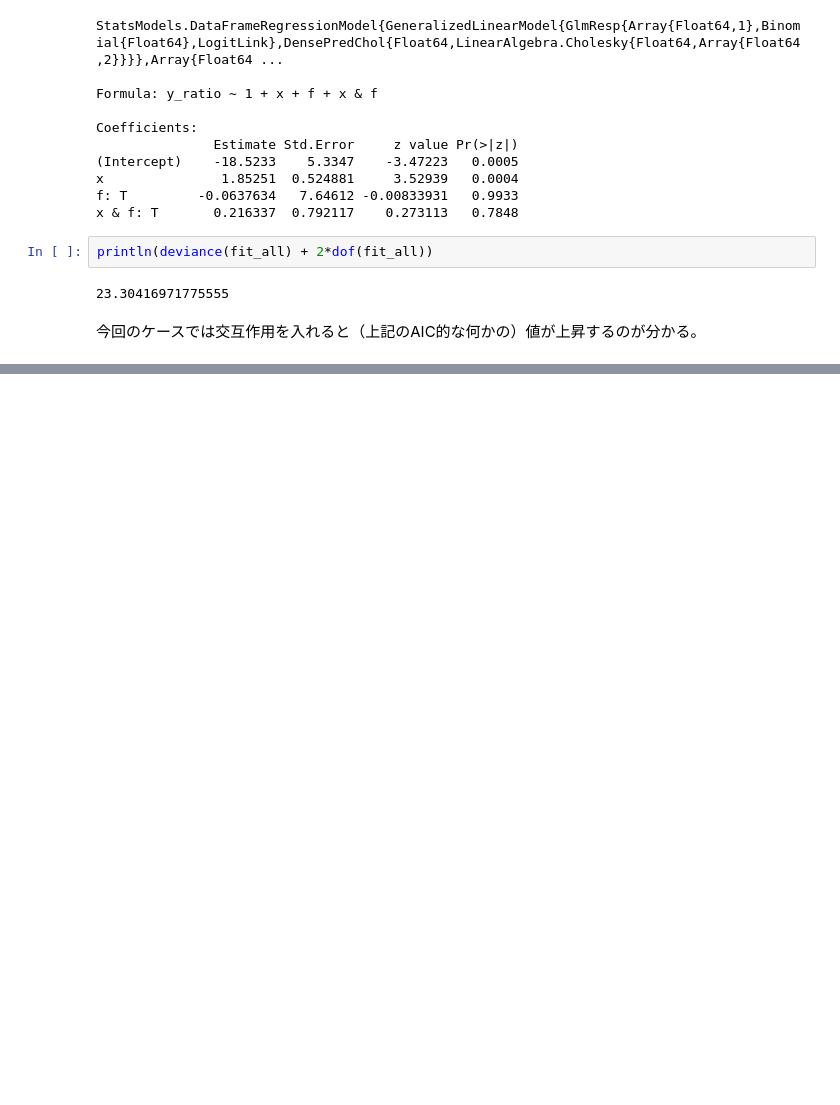
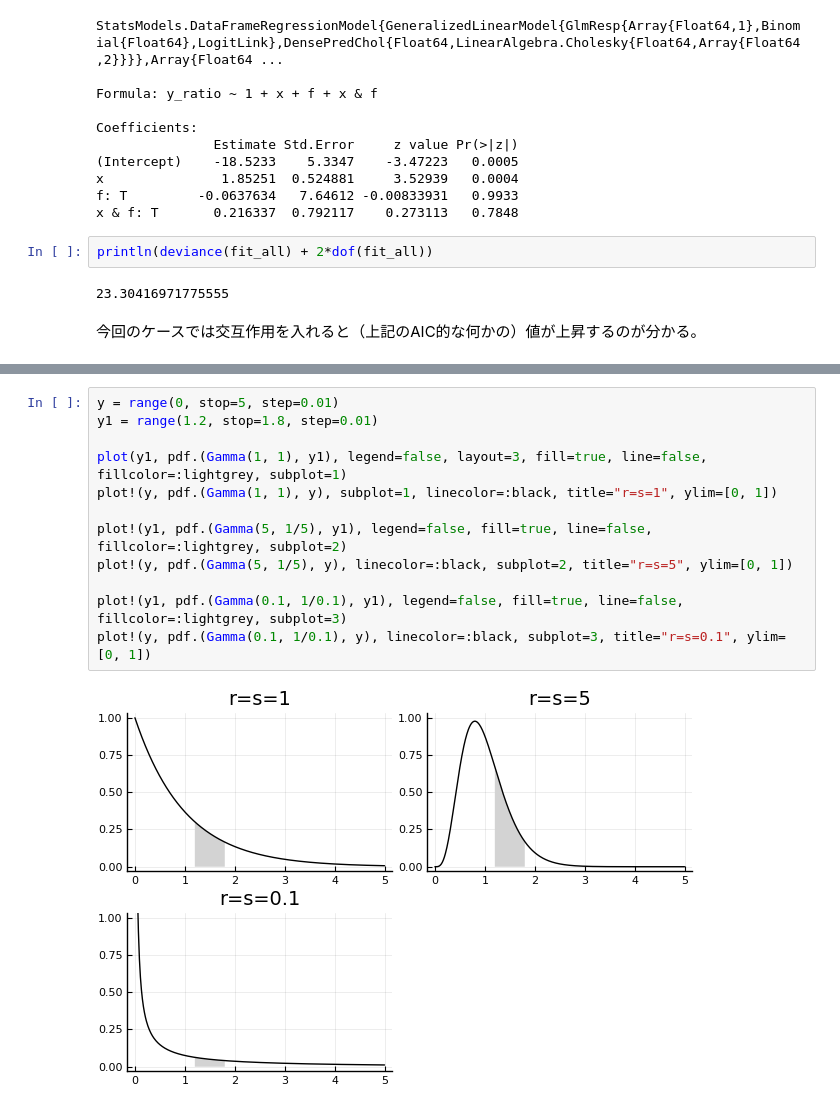
Before and after one commit to JikanBae/kubo-midoribon-julia, a Jupyter notebook: ch6.ipynb, the cells around one changed output, grey strips where cells are left out. Saved outputs shown, nothing was run; the diff lists cells and outputs as text; blank space fills up the shorter version.

```diff
--- a/ch6.ipynb
+++ b/ch6.ipynb
@@ -273,0 +396,14 @@ println(deviance(fit_all) + 2*dof(fit_all))
+# %%
+y = range(0, stop=5, step=0.01)
+y1 = range(1.2, stop=1.8, step=0.01)
+
+plot(y1, pdf.(Gamma(1, 1), y1), legend=false, layout=3, fill=true, line=false, fillcolor=:lightgrey, subplot=1)
+plot!(y, pdf.(Gamma(1, 1), y), subplot=1, linecolor=:black, title="r=s=1", ylim=[0, 1])
+
+plot!(y1, pdf.(Gamma(5, 1/5), y1), legend=false, fill=true, line=false, fillcolor=:lightgrey, subplot=2)
+plot!(y, pdf.(Gamma(5, 1/5), y), linecolor=:black, subplot=2, title="r=s=5", ylim=[0, 1])
+
+plot!(y1, pdf.(Gamma(0.1, 1/0.1), y1), legend=false, fill=true, line=false, fillcolor=:lightgrey, subplot=3)
+plot!(y, pdf.(Gamma(0.1, 1/0.1), y), linecolor=:black, subplot=3, title="r=s=0.1", ylim=[0, 1])
+# %% [output]
+[figure, added]
```
Also changed, not shown: parts of 13 cells of this notebook, 1 other file.
